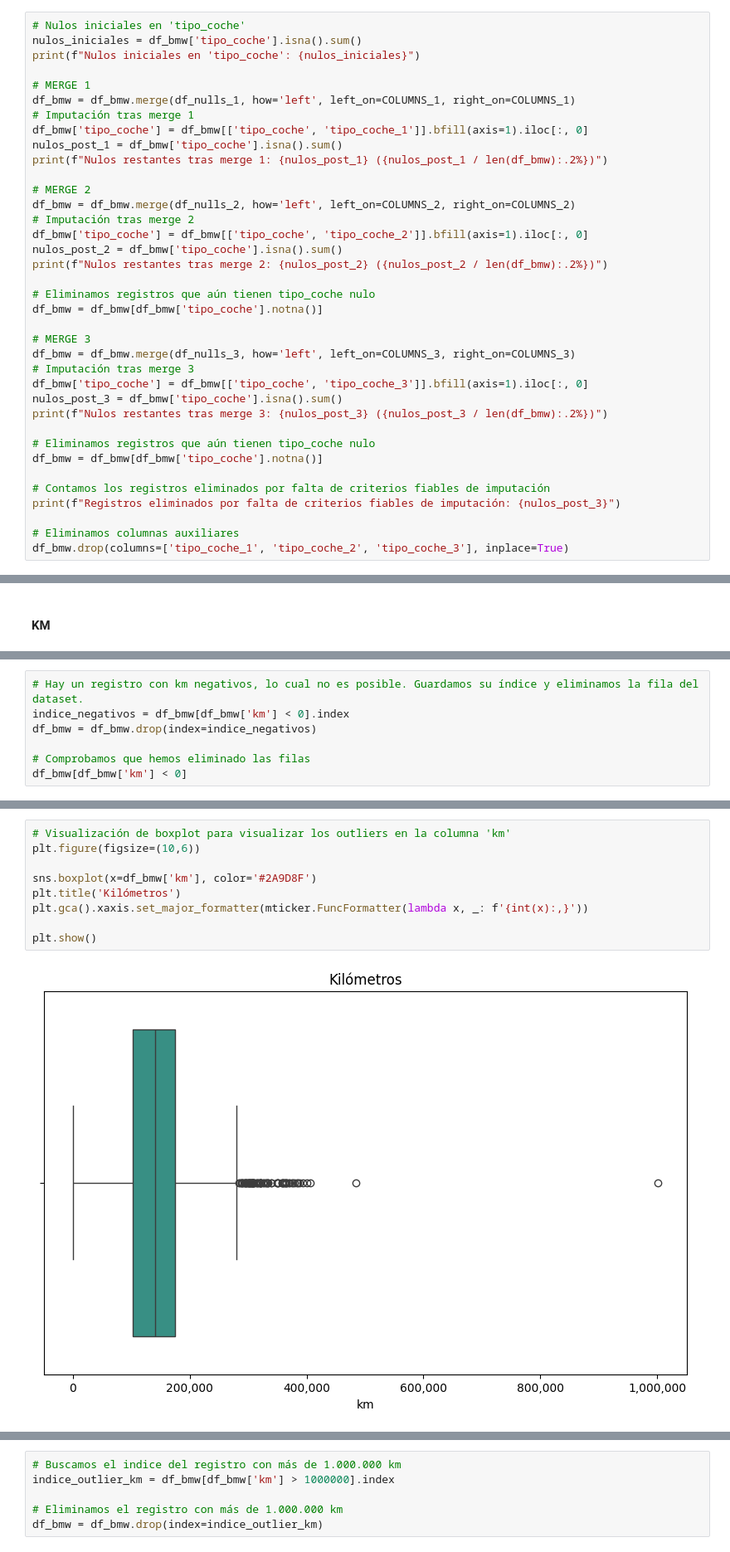
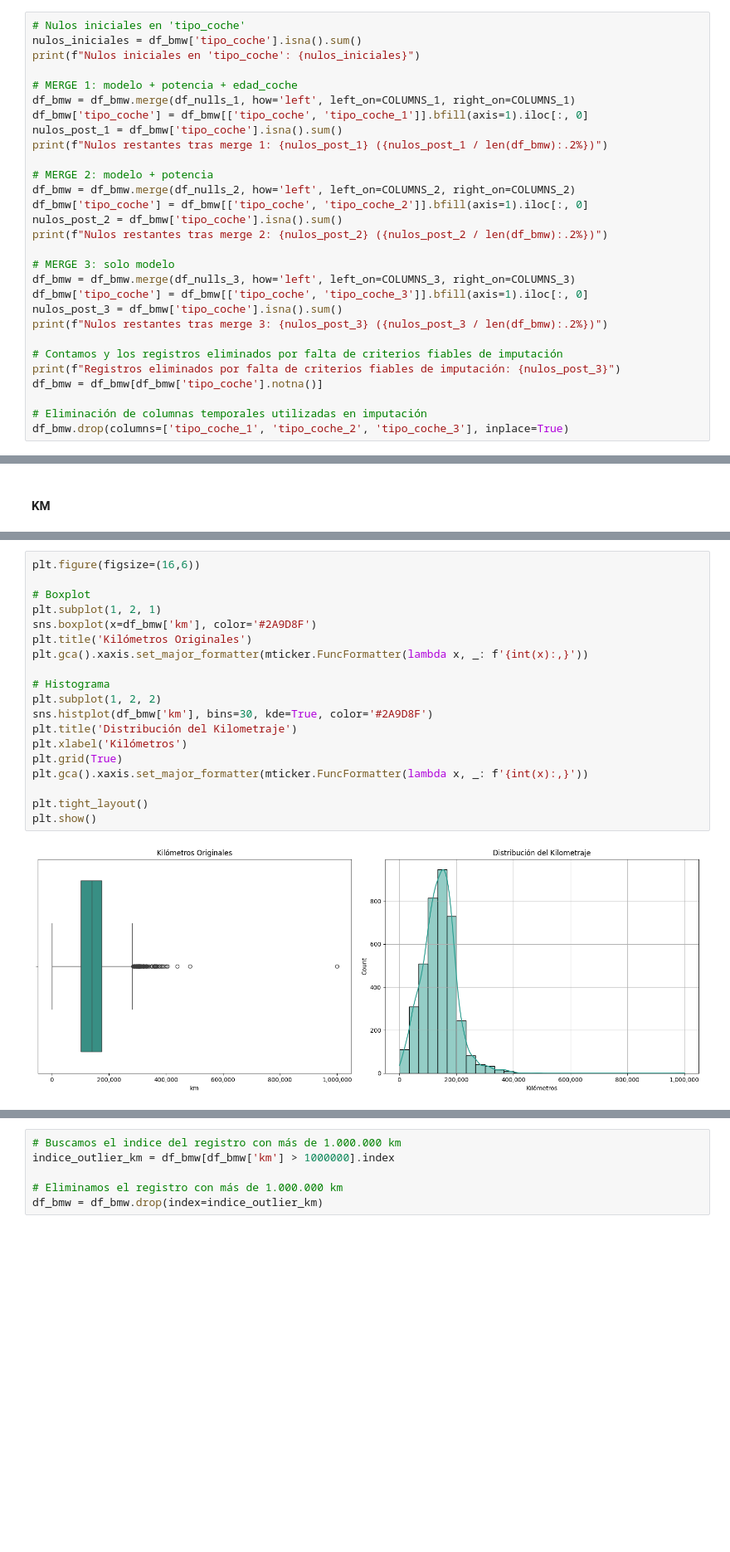
Before and after one commit to davidlarre/DS-BMW_Price, a Jupyter notebook: notebooks/E01_G04_BMWAnalysis.ipynb, the cells around one changed output, grey strips where cells are left out. Shown at 83% size. Drawn from its saved outputs; the diff is of its cells as text; blank space fills up the shorter version.

```diff
--- a/notebooks/E01_G04_BMWAnalysis.ipynb
+++ b/notebooks/E01_G04_BMWAnalysis.ipynb
@@ -891,37 +896,29 @@ df_nulls_3.rename(columns={"tipo_coche":"tipo_coche_3"},inplace=True)
 nulos_iniciales = df_bmw['tipo_coche'].isna().sum()
 print(f"Nulos iniciales en 'tipo_coche': {nulos_iniciales}")
 
-# MERGE 1
+# MERGE 1: modelo + potencia + edad_coche
 df_bmw = df_bmw.merge(df_nulls_1, how='left', left_on=COLUMNS_1, right_on=COLUMNS_1)
-# Imputación tras merge 1
 df_bmw['tipo_coche'] = df_bmw[['tipo_coche', 'tipo_coche_1']].bfill(axis=1).iloc[:, 0]
 nulos_post_1 = df_bmw['tipo_coche'].isna().sum()
 print(f"Nulos restantes tras merge 1: {nulos_post_1} ({nulos_post_1 / len(df_bmw):.2%})")
 
-# MERGE 2
+# MERGE 2: modelo + potencia
 df_bmw = df_bmw.merge(df_nulls_2, how='left', left_on=COLUMNS_2, right_on=COLUMNS_2)
-# Imputación tras merge 2
 df_bmw['tipo_coche'] = df_bmw[['tipo_coche', 'tipo_coche_2']].bfill(axis=1).iloc[:, 0]
 nulos_post_2 = df_bmw['tipo_coche'].isna().sum()
 print(f"Nulos restantes tras merge 2: {nulos_post_2} ({nulos_post_2 / len(df_bmw):.2%})")
 
-# Eliminamos registros que aún tienen tipo_coche nulo
-df_bmw = df_bmw[df_bmw['tipo_coche'].notna()]
-
-# MERGE 3
+# MERGE 3: solo modelo
 df_bmw = df_bmw.merge(df_nulls_3, how='left', left_on=COLUMNS_3, right_on=COLUMNS_3)
-# Imputación tras merge 3
 df_bmw['tipo_coche'] = df_bmw[['tipo_coche', 'tipo_coche_3']].bfill(axis=1).iloc[:, 0]
 nulos_post_3 = df_bmw['tipo_coche'].isna().sum()
 print(f"Nulos restantes tras merge 3: {nulos_post_3} ({nulos_post_3 / len(df_bmw):.2%})")
 
-# Eliminamos registros que aún tienen tipo_coche nulo
+# Contamos y los registros eliminados por falta de criterios fiables de imputación
+print(f"Registros eliminados por falta de criterios fiables de imputación: {nulos_post_3}")
 df_bmw = df_bmw[df_bmw['tipo_coche'].notna()]
 
-# Contamos los registros eliminados por falta de criterios fiables de imputación
-print(f"Registros eliminados por falta de criterios fiables de imputación: {nulos_post_3}")
-
-# Eliminamos columnas auxiliares
+# Eliminación de columnas temporales utilizadas en imputación
 df_bmw.drop(columns=['tipo_coche_1', 'tipo_coche_2', 'tipo_coche_3'], inplace=True)
 # %% [output]
 Nulos iniciales en 'tipo_coche': 1155
@@ -2040,7 +2039,0 @@ df_bmw[df_bmw['km'] < 0]
-# %%
-# Hay un registro con km negativos, lo cual no es posible. Guardamos su índice y eliminamos la fila del dataset.
-indice_negativos = df_bmw[df_bmw['km'] < 0].index
-df_bmw = df_bmw.drop(index=indice_negativos)
-
-# Comprobamos que hemos eliminado las filas
-df_bmw[df_bmw['km'] < 0]
@@ -2074,11 +2073,21 @@ Número de outliers en km: 75
 # %%
-# Visualización de boxplot para visualizar los outliers en la columna 'km'
-plt.figure(figsize=(10,6))
+plt.figure(figsize=(16,6))
 
+# Boxplot
+plt.subplot(1, 2, 1)
 sns.boxplot(x=df_bmw['km'], color='#2A9D8F')
-plt.title('Kilómetros')
+plt.title('Kilómetros Originales')
 plt.gca().xaxis.set_major_formatter(mticker.FuncFormatter(lambda x, _: f'{int(x):,}'))
 
+# Histograma
+plt.subplot(1, 2, 2)
+sns.histplot(df_bmw['km'], bins=30, kde=True, color='#2A9D8F')
+plt.title('Distribución del Kilometraje')
+plt.xlabel('Kilómetros')
+plt.grid(True)
+plt.gca().xaxis.set_major_formatter(mticker.FuncFormatter(lambda x, _: f'{int(x):,}'))
+
+plt.tight_layout()
 plt.show()
 # %% [output]
-[figure, old version]
+[figure, new version]
```
Also changed, not shown: parts of 283 cells of this notebook, 5 other files.
